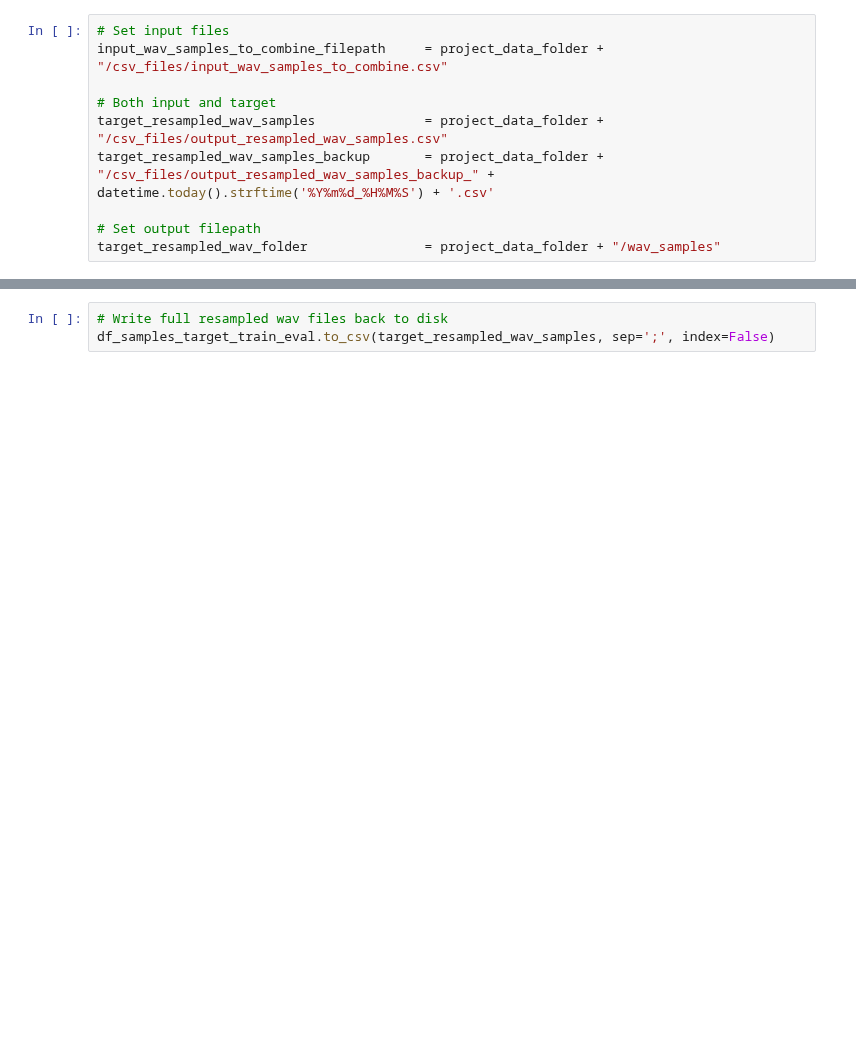
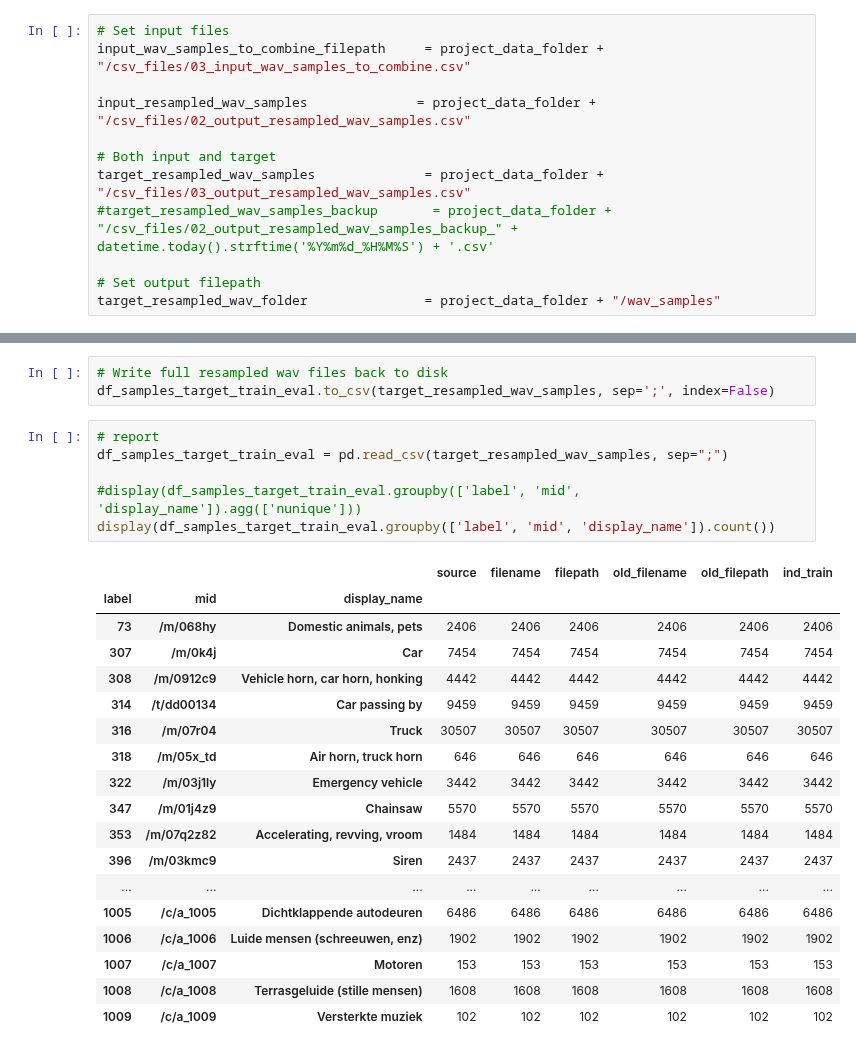
Before and after one commit to SensingClues/serval, a Jupyter notebook: serval/00-01-03-Audio-Combine-Wavfiles.ipynb, the cells around one changed output, grey strips where cells are left out. Drawn from its saved outputs; the diff is of its cells as text; blank space fills up the shorter version.

```diff
--- a/serval/00-01-03-Audio-Combine-Wavfiles.ipynb
+++ b/serval/00-01-03-Audio-Combine-Wavfiles.ipynb
@@ -36,11 +39,13 @@ serval_data_folder = "../data"
 project_data_folder = serval_data_folder + '/' + project_name
 # %%
 # Set input files
-input_wav_samples_to_combine_filepath     = project_data_folder + "/csv_files/input_wav_samples_to_combine.csv"
+input_wav_samples_to_combine_filepath     = project_data_folder + "/csv_files/03_input_wav_samples_to_combine.csv"
+
+input_resampled_wav_samples              = project_data_folder + "/csv_files/02_output_resampled_wav_samples.csv"
 
 # Both input and target
-target_resampled_wav_samples              = project_data_folder + "/csv_files/output_resampled_wav_samples.csv"
-target_resampled_wav_samples_backup       = project_data_folder + "/csv_files/output_resampled_wav_samples_backup_" + datetime.today().strftime('%Y%m%d_%H%M%S') + '.csv'
+target_resampled_wav_samples              = project_data_folder + "/csv_files/03_output_resampled_wav_samples.csv"
+#target_resampled_wav_samples_backup       = project_data_folder + "/csv_files/02_output_resampled_wav_samples_backup_" + datetime.today().strftime('%Y%m%d_%H%M%S') + '.csv'
 
 # Set output filepath
 target_resampled_wav_folder               = project_data_folder + "/wav_samples"
@@ -143,3 +163,28 @@ df_samples_target_train_eval = combine_samples(df_samples_target_train, "eval")
 # %%
 # Write full resampled wav files back to disk
 df_samples_target_train_eval.to_csv(target_resampled_wav_samples, sep=';', index=False)
+# %%
+# report
+df_samples_target_train_eval = pd.read_csv(target_resampled_wav_samples, sep=";")
+
+#display(df_samples_target_train_eval.groupby(['label', 'mid', 'display_name']).agg(['nunique']))
+display(df_samples_target_train_eval.groupby(['label', 'mid', 'display_name']).count())
+# %% [output]
+|  |  |  | source | filename | filepath | old_filename | old_filepath | ind_train |
+| label | mid | display_name |  |  |  |  |  |  |
+| 73 | /m/068hy | Domestic animals, pets | 2406 | 2406 | 2406 | 2406 | 2406 | 2406 |
+| 307 | /m/0k4j | Car | 7454 | 7454 | 7454 | 7454 | 7454 | 7454 |
+| 308 | /m/0912c9 | Vehicle horn, car horn, honking | 4442 | 4442 | 4442 | 4442 | 4442 | 4442 |
+| 314 | /t/dd00134 | Car passing by | 9459 | 9459 | 9459 | 9459 | 9459 | 9459 |
+| 316 | /m/07r04 | Truck | 30507 | 30507 | 30507 | 30507 | 30507 | 30507 |
+| 318 | /m/05x_td | Air horn, truck horn | 646 | 646 | 646 | 646 | 646 | 646 |
+| 322 | /m/03j1ly | Emergency vehicle | 3442 | 3442 | 3442 | 3442 | 3442 | 3442 |
+| 347 | /m/01j4z9 | Chainsaw | 5570 | 5570 | 5570 | 5570 | 5570 | 5570 |
+| 353 | /m/07q2z82 | Accelerating, revving, vroom | 1484 | 1484 | 1484 | 1484 | 1484 | 1484 |
+| 396 | /m/03kmc9 | Siren | 2437 | 2437 | 2437 | 2437 | 2437 | 2437 |
+| ... | ... | ... | ... | ... | ... | ... | ... | ... |
+| 1005 | /c/a_1005 | Dichtklappende autodeuren | 6486 | 6486 | 6486 | 6486 | 6486 | 6486 |
+| 1006 | /c/a_1006 | Luide mensen (schreeuwen, enz) | 1902 | 1902 | 1902 | 1902 | 1902 | 1902 |
+| 1007 | /c/a_1007 | Motoren | 153 | 153 | 153 | 153 | 153 | 153 |
+| 1008 | /c/a_1008 | Terrasgeluide (stille mensen) | 1608 | 1608 | 1608 | 1608 | 1608 | 1608 |
+| 1009 | /c/a_1009 | Versterkte muziek | 102 | 102 | 102 | 102 | 102 | 102 |
```
Also changed, not shown: parts of 3 cells of this notebook, 34 other files.
